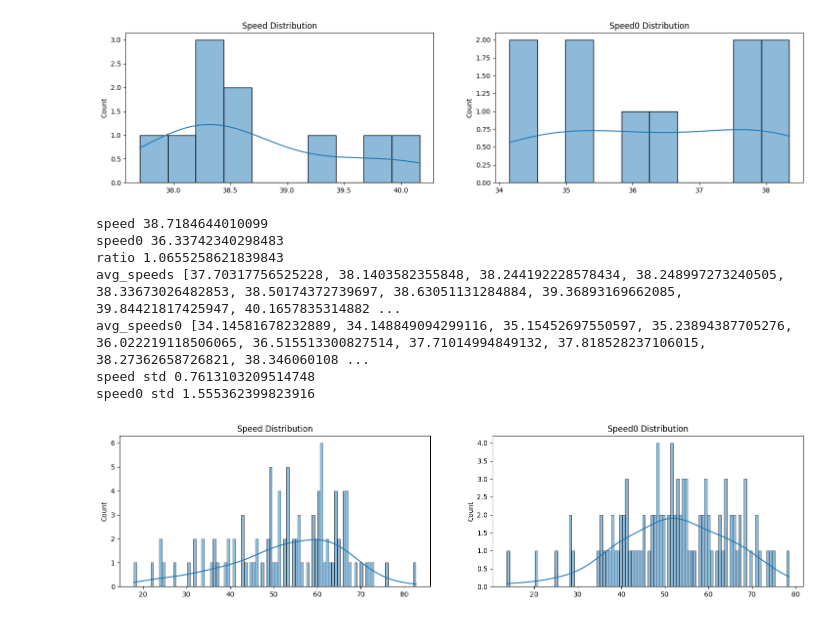
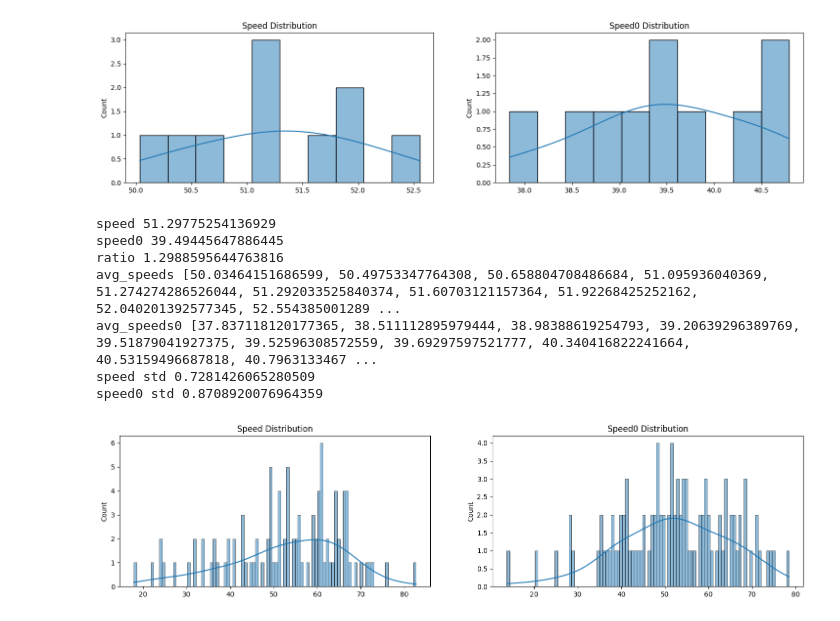
Before and after one commit to minaduki-sora/RADAR, a Jupyter notebook: notebook/speed.ipynb, the cells around one changed output. Drawn from its saved outputs; the diff is of its cells as text; code cells hidden in the pictures.

```diff
--- a/notebook/speed.ipynb
+++ b/notebook/speed.ipynb
@@ -7,7 +7,7 @@ import matplotlib.pyplot as plt
 
 tokenizer=AutoTokenizer.from_pretrained("/home/majunjie/code/weights/hf/Meta-Llama-3.1-8B-Instruct/")
 # jsonl_file = "../output/mt_bench/llama3.1/t1d7/pt/hawkeye-33-0.004-1-0.99-speedtest-s100-1.jsonl"
-jsonl_file = "../output/mt_bench/llama3.1/t1d7/hawkeye-lh128mh128dr0.1r33a0.004b1g0.99lr5e-05-speedtest-10.jsonl"
+jsonl_file = "../output/mt_bench/llama3.1/t1d7/time/eagle3-speedtest-10.jsonl"
 jsonl_file_base = "../output/mt_bench/llama3.1/t1d7/eagle3-speedtest-10.jsonl"
 data = []
 with open(jsonl_file, 'r', encoding='utf-8') as file:
@@ -18,7 +18,7 @@ with open(jsonl_file, 'r', encoding='utf-8') as file:
 
 
 speeds=[]
-for datapoint in data[:40]:
+for datapoint in data[:50]:
     qid=datapoint["question_id"]
     for ch in datapoint["choices"]:
         answer=ch['turns']
@@ -42,7 +42,7 @@ with open(jsonl_file_base, 'r', encoding='utf-8') as file:
 # total_time=0
 # total_token=0
 speeds0=[]
-for datapoint in data[:40]:
+for datapoint in data[:50]:
     qid=datapoint["question_id"]
     for ch in datapoint["choices"]:
         answer=ch['turns']
@@ -85,8 +251,7 @@ import seaborn as sns
 import matplotlib.pyplot as plt
 
 tokenizer=AutoTokenizer.from_pretrained("/home/majunjie/code/weights/hf/Meta-Llama-3.1-8B-Instruct/")
-# jsonl_file = "../output/mt_bench/llama3.1/t1d7/pt/hawkeye-33-0.004-1-0.99-speedtest-s100-1.jsonl"
-jsonl_file = "../output/mt_bench/llama3.1/t1d7/hawkeye-lh128mh128dr0.1r33a0.004b1g0.99lr5e-05-speedtest-10.jsonl"
+jsonl_file = "../output/mt_bench/llama3.1/t1d7/time/hawkeye-b-0.03084-a-0.02000-g-0.99-lr-1e-04-wd-1e-04-dr-0.20-speedtest-10.jsonl"
 jsonl_file_base = "../output/mt_bench/llama3.1/t1d7/eagle3-speedtest-10.jsonl"
 
 data = []
@@ -98,7 +263,7 @@ with open(jsonl_file, 'r', encoding='utf-8') as file:
 avg_speeds = []
 for j in range(10):
     speeds=[]
-    for datapoint in data[:40]:
+    for datapoint in data:
         # qid=datapoint["question_id"]
         ch = datapoint["choices"][j]
         answer=ch['turns']
@@ -123,48 +288,48 @@ with open(jsonl_file_base, 'r', encoding='utf-8') as file:
 avg_speeds0 = []
 for j in range(10):
     speeds0=[]
-    for datapoint in data[:40]:
+    for datapoint in data:
         # qid=datapoint["question_id"]
         ch = datapoint["choices"][j]
         answer=ch['turns']
         # tokens=sum(ch['new_tokens'])
         # times = sum(ch['wall_time'])
         # speeds.append(tokens/times)
         tokens = 0
         for i in answer:
             tokens += (len(tokenizer(i).input_ids) - 1)
         times = sum(ch['wall_time'])
         speeds0.append(tokens / times)
     avg_speeds0.append(np.array(speeds0).mean())
 
 #show speed and speed0 's distribution
 fig, axes = plt.subplots(1, 2, figsize=(18, 4))
 sns.histplot(avg_speeds, bins=10, kde=True, ax=axes[0])
 axes[0].set_title('Speed Distribution')
 sns.histplot(avg_speeds0, bins=10, kde=True, ax=axes[1])
 axes[1].set_title('Speed0 Distribution')
 plt.show()
 
 print('speed',np.array(avg_speeds).mean())
 print('speed0',np.array(avg_speeds0).mean())
 print("ratio",np.array(avg_speeds).mean()/np.array(avg_speeds0).mean())
 avg_speeds.sort()
 print('avg_speeds', avg_speeds)
 avg_speeds0.sort()
 print('avg_speeds0', avg_speeds0)
 
 # cal std
 print('speed std',np.array(avg_speeds).std())
 print('speed0 std',np.array(avg_speeds0).std())
 # %% [output]
-[figure, old version]
+[figure, new version]
-speed 38.7184644010099
-speed0 36.33742340298483
-ratio 1.0655258621839843
-avg_speeds [37.70317756525228, 38.1403582355848, 38.244192228578434, 38.248997273240505, 38.33673026482853, 38.50174372739697, 38.63051131284884, 39.36893169662085, 39.84421817425947, 40.1657835314882 ...
-avg_speeds0 [34.14581678232889, 34.148849094299116, 35.15452697550597, 35.23894387705276, 36.022219118506065, 36.515513300827514, 37.71014994849132, 37.818528237106015, 38.27362658726821, 38.346060108 ...
-speed std 0.7613103209514748
-speed0 std 1.555362399823916
+speed 51.29775254136929
+speed0 39.49445647886445
+ratio 1.2988595644763816
+avg_speeds [50.03464151686599, 50.49753347764308, 50.658804708486684, 51.095936040369, 51.274274286526044, 51.292033525840374, 51.60703121157364, 51.92268425252162, 52.040201392577345, 52.554385001289 ...
+avg_speeds0 [37.837118120177365, 38.511112895979444, 38.98388619254793, 39.20639296389769, 39.51879041927375, 39.52596308572559, 39.69297597521777, 40.340416822241664, 40.53159496687818, 40.7963133467 ...
+speed std 0.7281426065280509
+speed0 std 0.8708920076964359
 # %%
 import json
 from transformers import AutoTokenizer
```
Also changed, not shown: parts of 3 cells of this notebook, 30 other files.
